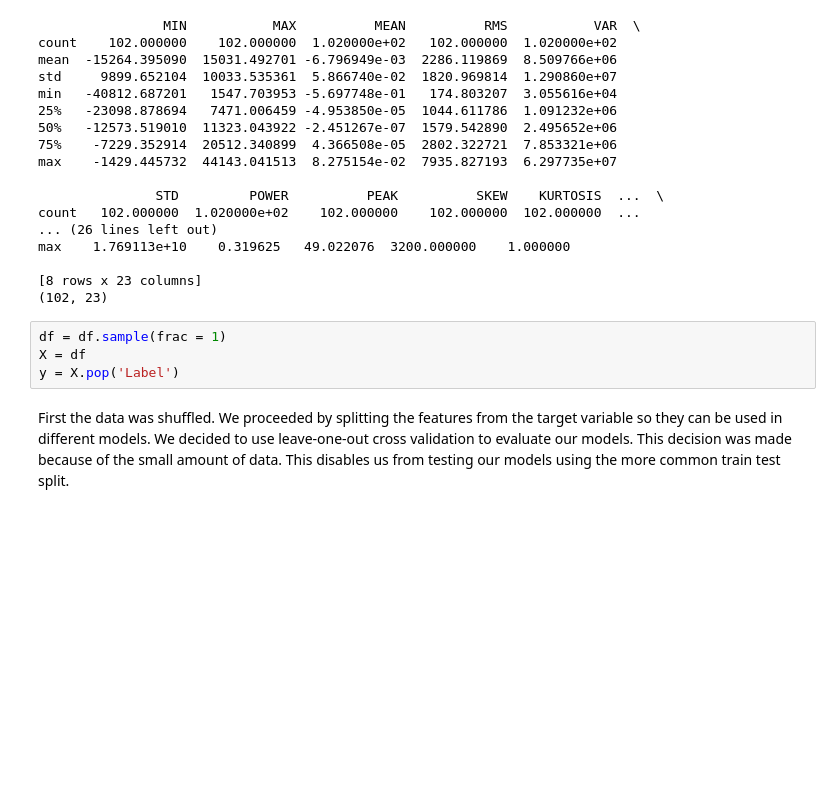
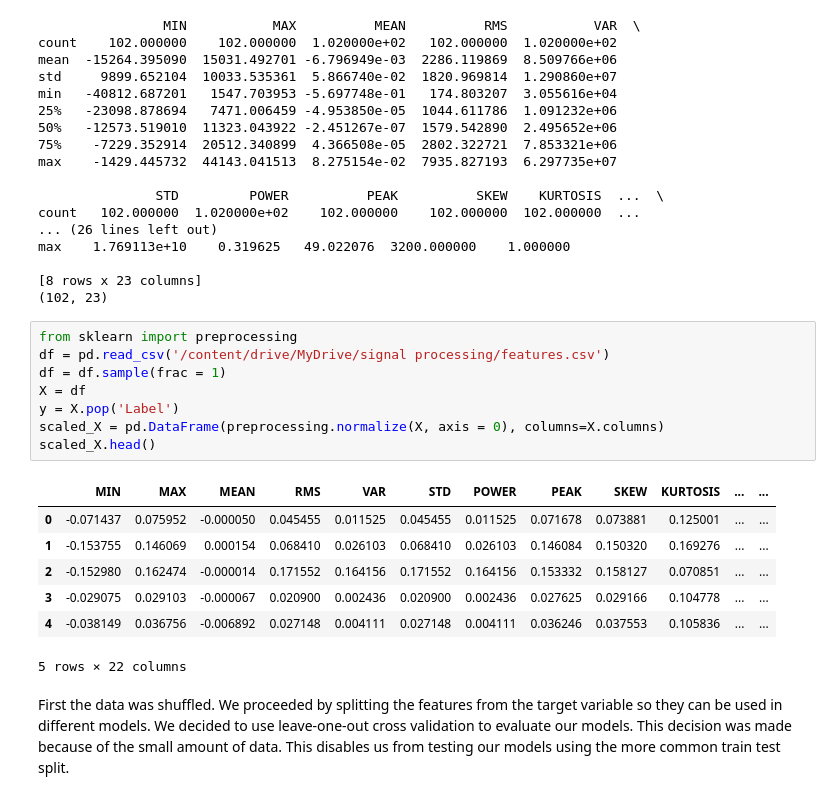
Before and after one commit to VascoBartolo/SP_project, a Jupyter notebook: signal_processing_catia.ipynb, the cells around one changed output. Cells and saved outputs as stored; diff of their text form; blank space fills up the shorter version.

```diff
--- a/signal_processing_catia.ipynb
+++ b/signal_processing_catia.ipynb
@@ -459,10 +491,22 @@ max    1.769113e+10    0.319625   49.022076  3200.000000    1.000000
 
 [8 rows x 23 columns]
 (102, 23)
-# %%
-df = df.sample(frac = 1)
-X = df
-y = X.pop('Label')
+# %%
+from sklearn import preprocessing
+df = pd.read_csv('/content/drive/MyDrive/signal processing/features.csv')
+df = df.sample(frac = 1)
+X = df
+y = X.pop('Label')
+scaled_X = pd.DataFrame(preprocessing.normalize(X, axis = 0), columns=X.columns)
+scaled_X.head()
+# %% [output]
+|  | MIN | MAX | MEAN | RMS | VAR | STD | POWER | PEAK | SKEW | KURTOSIS | ... | ... |
+| 0 | -0.071437 | 0.075952 | -0.000050 | 0.045455 | 0.011525 | 0.045455 | 0.011525 | 0.071678 | 0.073881 | 0.125001 | ... | ... |
+| 1 | -0.153755 | 0.146069 | 0.000154 | 0.068410 | 0.026103 | 0.068410 | 0.026103 | 0.146084 | 0.150320 | 0.169276 | ... | ... |
+| 2 | -0.152980 | 0.162474 | -0.000014 | 0.171552 | 0.164156 | 0.171552 | 0.164156 | 0.153332 | 0.158127 | 0.070851 | ... | ... |
+| 3 | -0.029075 | 0.029103 | -0.000067 | 0.020900 | 0.002436 | 0.020900 | 0.002436 | 0.027625 | 0.029166 | 0.104778 | ... | ... |
+| 4 | -0.038149 | 0.036756 | -0.006892 | 0.027148 | 0.004111 | 0.027148 | 0.004111 | 0.036246 | 0.037553 | 0.105836 | ... | ... |
+5 rows × 22 columns
 # %% [markdown]
 First the data was shuffled. We proceeded by splitting the features from the target variable so they can be used in different models. We decided to use leave-one-out cross validation to evaluate our models. This decision was made because of the small amount of data. This disables us from testing our models using the more common train test split.
 # %% [markdown]
```
Also changed, not shown: parts of 14 cells of this notebook.
